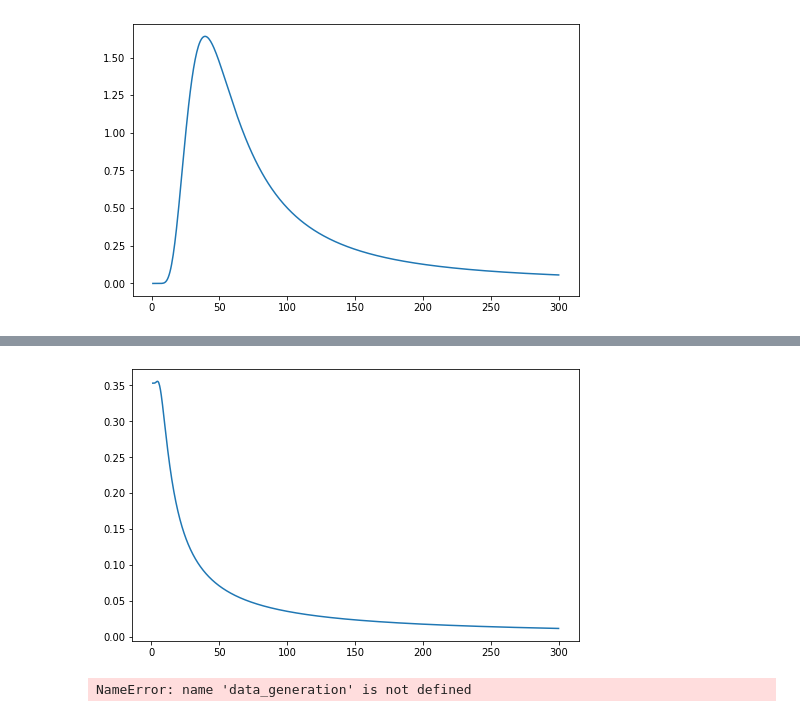
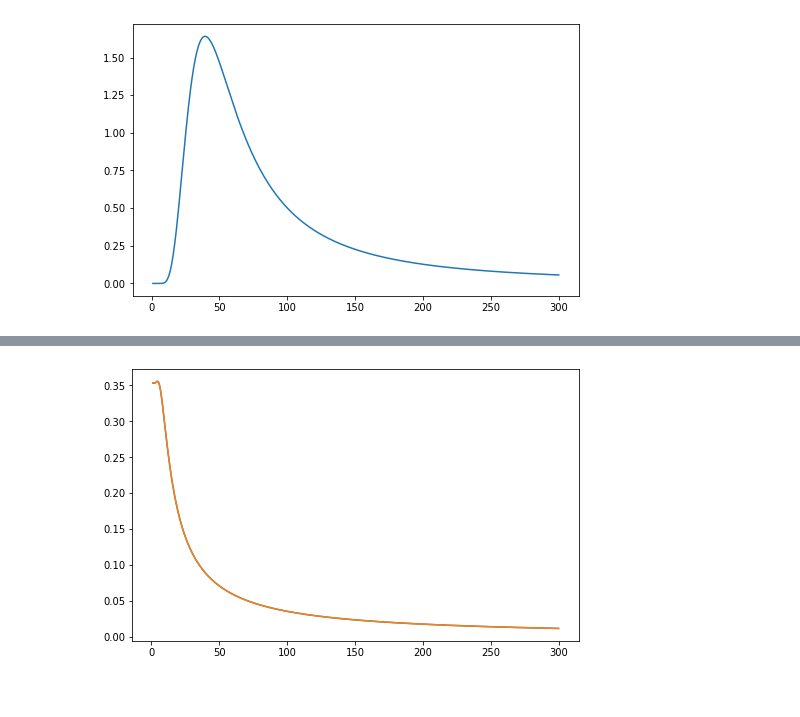
Before and after one commit to Orth-Research/ml_cr, a Jupyter notebook: DataGeneration.ipynb, the cells around one changed output, grey strips where cells are left out. Saved outputs shown, nothing was run; the diff lists cells and outputs as text; code cells hidden in the pictures.

```diff
--- a/DataGeneration.ipynb
+++ b/DataGeneration.ipynb
@@ -160,7 +186,7 @@ plt.show()
 # %%
 def susceptibility(ham_cr, B_direction, B=0.001, T_min=1, T_max=300, T_steps=1000, J=4, L=5, S=1):
     """
-    Returns array of magnetization over temperature and magnetic field range [T_min, T_max] and [B_min, B_max] for a system with zero-field Hamiltonian matrix ham_cr. The magnetic field is along B_direction (x, y, z).
+    Calculated and returns magnetic susceptibility chi_a = M/B in direction a=B_direction over temperature range [T_min, T_max] for zero-field Hamiltonian matrix ham_cr.
     Parameters:
         ham_cr : hermitian Hamiltonian matrix in zero field, typically a crystal field Hamiltonian (dimension 2*J+1)
         B_direction: (B_x, B_y, B_z) triple denoting the field direction in real space
@@ -200,11 +226,16 @@ def susceptibility(ham_cr, B_direction, B=0.001, T_min=1, T_max=300, T_steps=100
     return susc_array
 # %%
 susc_data = susceptibility(ham_cr.ham_cr_PG_Oh_J_4(4.25, -0.32), [0,0,1])
+susc_data_2 = susceptibility(ham_cr.ham_cr_PG_Oh_J_4(4.25, -0.32), [0,1,1])
 T = susc_data[:, 0]
 susc = susc_data[:, 1]
+T_2 = susc_data_2[:, 0]
+susc_2 = susc_data_2[:, 1]
+
 
 fig = plt.figure(1, figsize = [8,5])
 ax = plt.plot(T, susc)
+ax = plt.plot(T_2, susc_2)
 plt.show()
 # %% [output]
-[figure, old version]
+[figure, new version]
@@ -213,4 +241,0 @@ class training_data_generation():
-# %%
-dg = data_generation()
-# %% [output]
-NameError: name 'data_generation' is not defined
```
Also changed, not shown: parts of 17 cells of this notebook, 1 other file.
